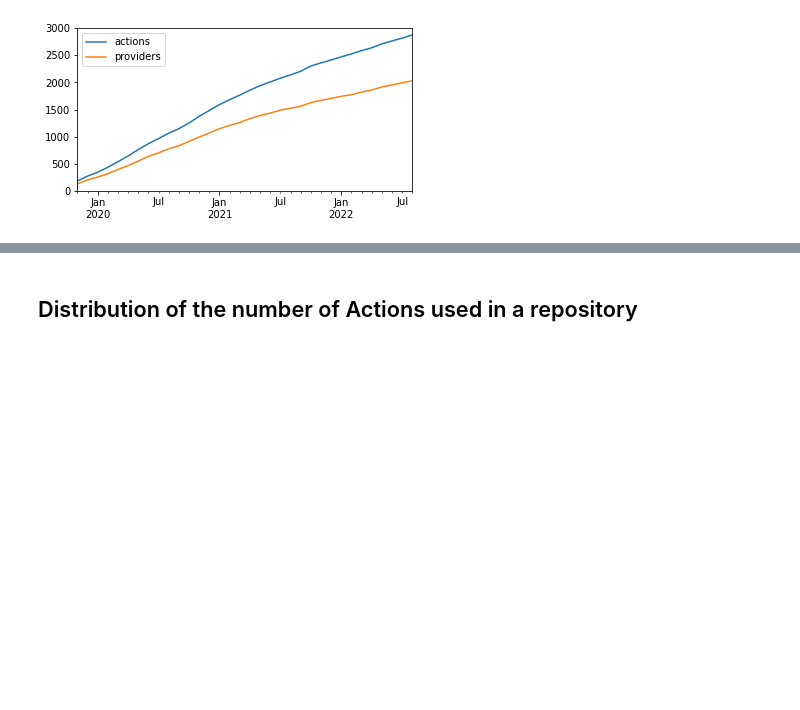
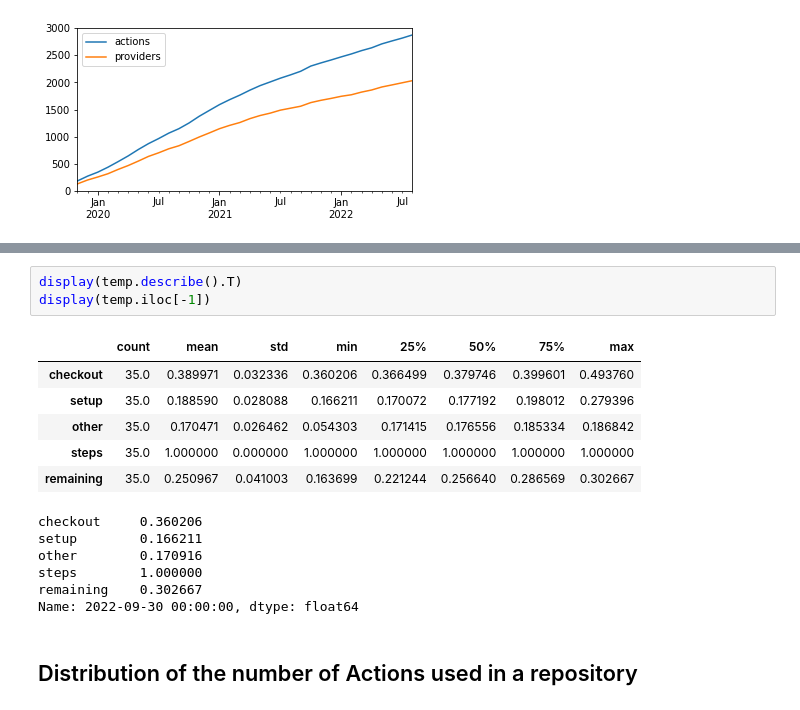
Before and after one commit to AlexandreDecan/secos-ghalag, a Jupyter notebook: notebooks/Data Overview.ipynb, the cells around one changed output, grey strips where cells are left out. Saved outputs shown, nothing was run; the diff lists cells and outputs as text; blank space fills up the shorter version.

```diff
--- a/notebooks/Data Overview.ipynb
+++ b/notebooks/Data Overview.ipynb
@@ -191,3 +242,19 @@ GitHub distributes the most widely used Actions, such as `checkout` or the vario
+# %%
+display(temp.describe().T)
+display(temp.iloc[-1])
+# %% [output]
+|  | count | mean | std | min | 25% | 50% | 75% | max |
+| checkout | 35.0 | 0.389971 | 0.032336 | 0.360206 | 0.366499 | 0.379746 | 0.399601 | 0.493760 |
+| setup | 35.0 | 0.188590 | 0.028088 | 0.166211 | 0.170072 | 0.177192 | 0.198012 | 0.279396 |
+| other | 35.0 | 0.170471 | 0.026462 | 0.054303 | 0.171415 | 0.176556 | 0.185334 | 0.186842 |
+| steps | 35.0 | 1.000000 | 0.000000 | 1.000000 | 1.000000 | 1.000000 | 1.000000 | 1.000000 |
+| remaining | 35.0 | 0.250967 | 0.041003 | 0.163699 | 0.221244 | 0.256640 | 0.286569 | 0.302667 |
+checkout     0.360206
+setup        0.166211
+other        0.170916
+steps        1.000000
+remaining    0.302667
+Name: 2022-09-30 00:00:00, dtype: float64
 # %% [markdown]
 ## Distribution of the number of Actions used in a repository
 # %%
```
Also changed, not shown: parts of 5 cells of this notebook, 1 other file.
